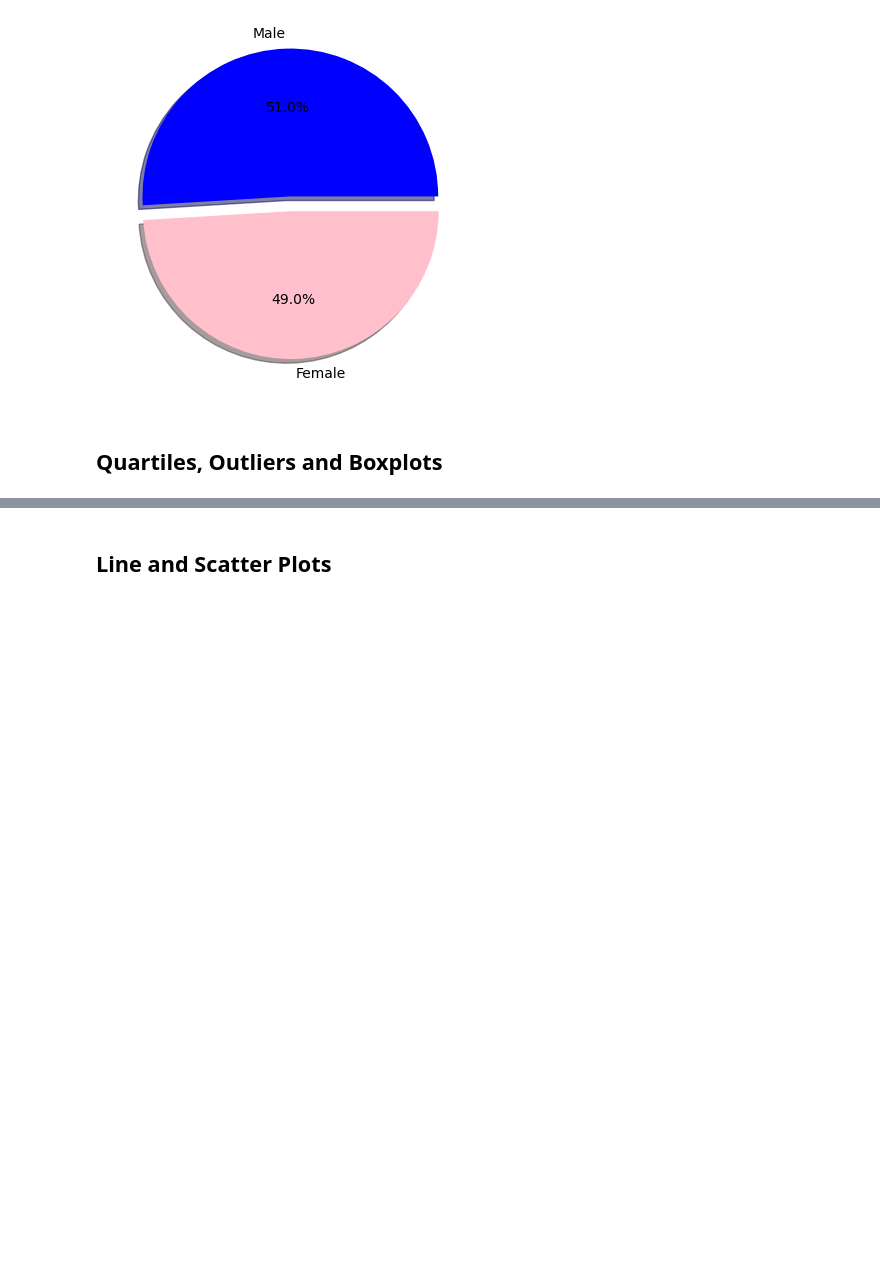
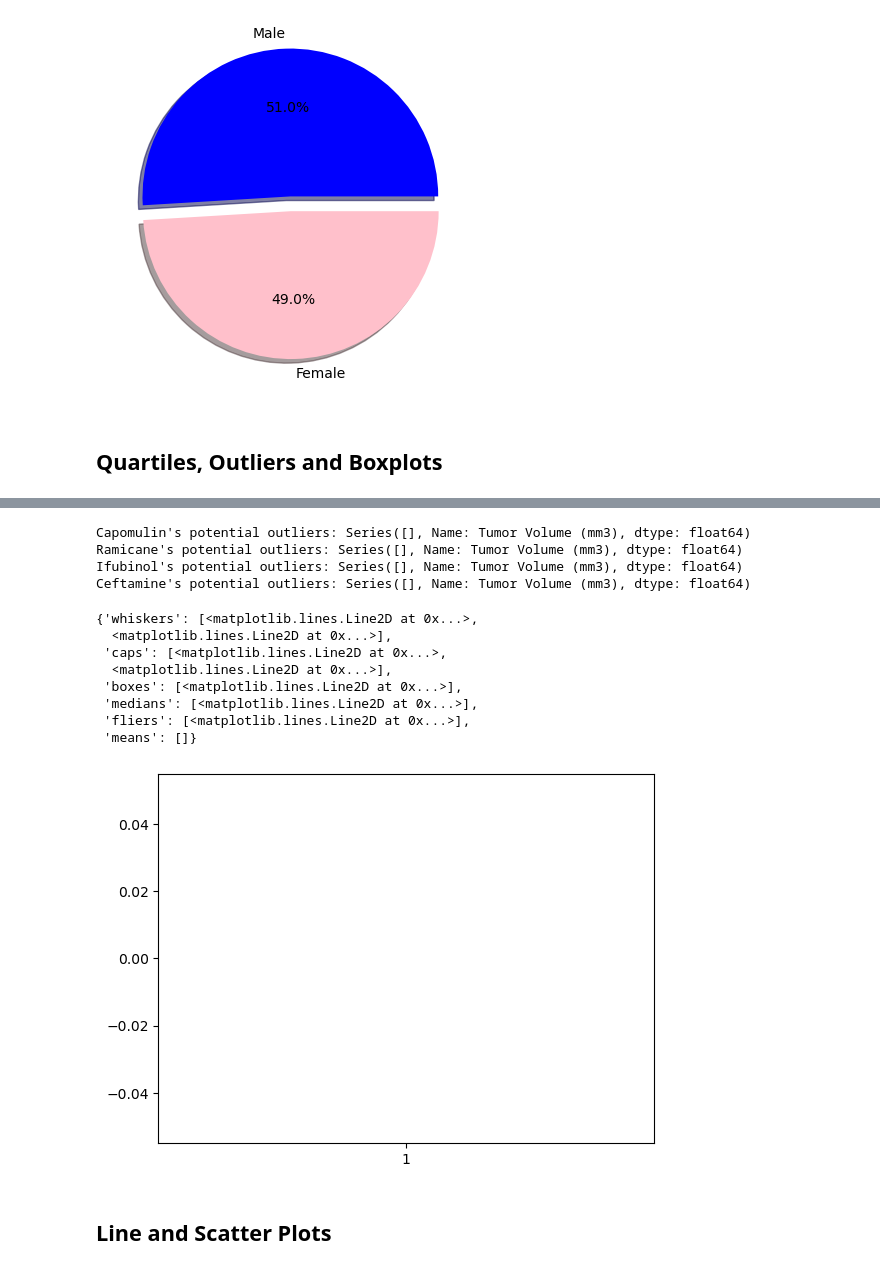
Before and after one commit to Kdata249/Pymaceuticals, a Jupyter notebook: 05-Data-Visualization/Starter_Code/Pymaceuticals_HW/pymaceuticals_starter.ipynb, the cells around one changed output, grey strips where cells are left out. Saved outputs shown, nothing was run; the diff lists cells and outputs as text; code cells hidden in the pictures; blank space fills up the shorter version.

```diff
--- a/05-Data-Visualization/Starter_Code/Pymaceuticals_HW/pymaceuticals_starter.ipynb
+++ b/05-Data-Visualization/Starter_Code/Pymaceuticals_HW/pymaceuticals_starter.ipynb
@@ -215,22 +234,57 @@ plt.pie(sex_counts, explode=explode, labels=labels, colors=colors,
 # %%
 # Put treatments into a list for for loop (and later for plot labels)
+treatments = ['Capomulin', 'Ramicane', 'Ifubinol', 'Ceftamine']
+
+# Create empty list to fill with tumor vol data (for plotting)
+tumor_vol_data = []
+
+# Calculate the IQR and quantitatively determine if there are any potential outliers.
+for treatment in treatments:
+
+    # Locate the rows which contain mice on each drug and get the tumor volumes
+    tumor_vol = greatest_timepoint.loc[greatest_timepoint['Drug Regimen'] == treatment, 'Tumor Volume (mm3)']
+
+    tumor_vol_data.append(tumor_vol)
+
+    # add subset
+    tumor_vol_data.append(tumor_vol)
+
+    # Determine outliers using upper and lower bounds
+    quartiles = tumor_vol.quantile([.25,.5,.75])
+    lowerq = quartiles[0.25]
+    upperq = quartiles[0.75]
+    iqr = upperq-lowerq
+    lower_bound = lowerq - (1.5*iqr)
+    upper_bound = upperq + (1.5*iqr)
+
+    outliers = tumor_vol.loc[(tumor_vol < lower_bound) | (tumor_vol > upper_bound)]
+
+    print(f"{treatment}'s potential outliers: {outliers}")
 
 
-# Create empty list to fill with tumor vol data (for plotting)
 
-
-# Calculate the IQR and quantitatively determine if there are any potential outliers.
-
-
-    # Locate the rows which contain mice on each drug and get the tumor volumes
-
-
-    # add subset
-
-
-    # Determine outliers using upper and lower bounds
+#tumor_vol_data
+# %% [output]
+Capomulin's potential outliers: Series([], Name: Tumor Volume (mm3), dtype: float64)
+Ramicane's potential outliers: Series([], Name: Tumor Volume (mm3), dtype: float64)
+Ifubinol's potential outliers: Series([], Name: Tumor Volume (mm3), dtype: float64)
+Ceftamine's potential outliers: Series([], Name: Tumor Volume (mm3), dtype: float64)
 # %%
 # Generate a box plot that shows the distrubution of the tumor volume for each treatment group.
+
+fig1, ax1 = plt.subplots()
+
+ax1.boxplot(tumor_vol)
+# %% [output]
+{'whiskers': [<matplotlib.lines.Line2D at 0x...>,
+  <matplotlib.lines.Line2D at 0x...>],
+ 'caps': [<matplotlib.lines.Line2D at 0x...>,
+  <matplotlib.lines.Line2D at 0x...>],
+ 'boxes': [<matplotlib.lines.Line2D at 0x...>],
+ 'medians': [<matplotlib.lines.Line2D at 0x...>],
+ 'fliers': [<matplotlib.lines.Line2D at 0x...>],
+ 'means': []}
+[figure, added]
 # %% [markdown]
 ## Line and Scatter Plots
 # %%
```
Also changed, not shown: parts of 2 cells of this notebook.
